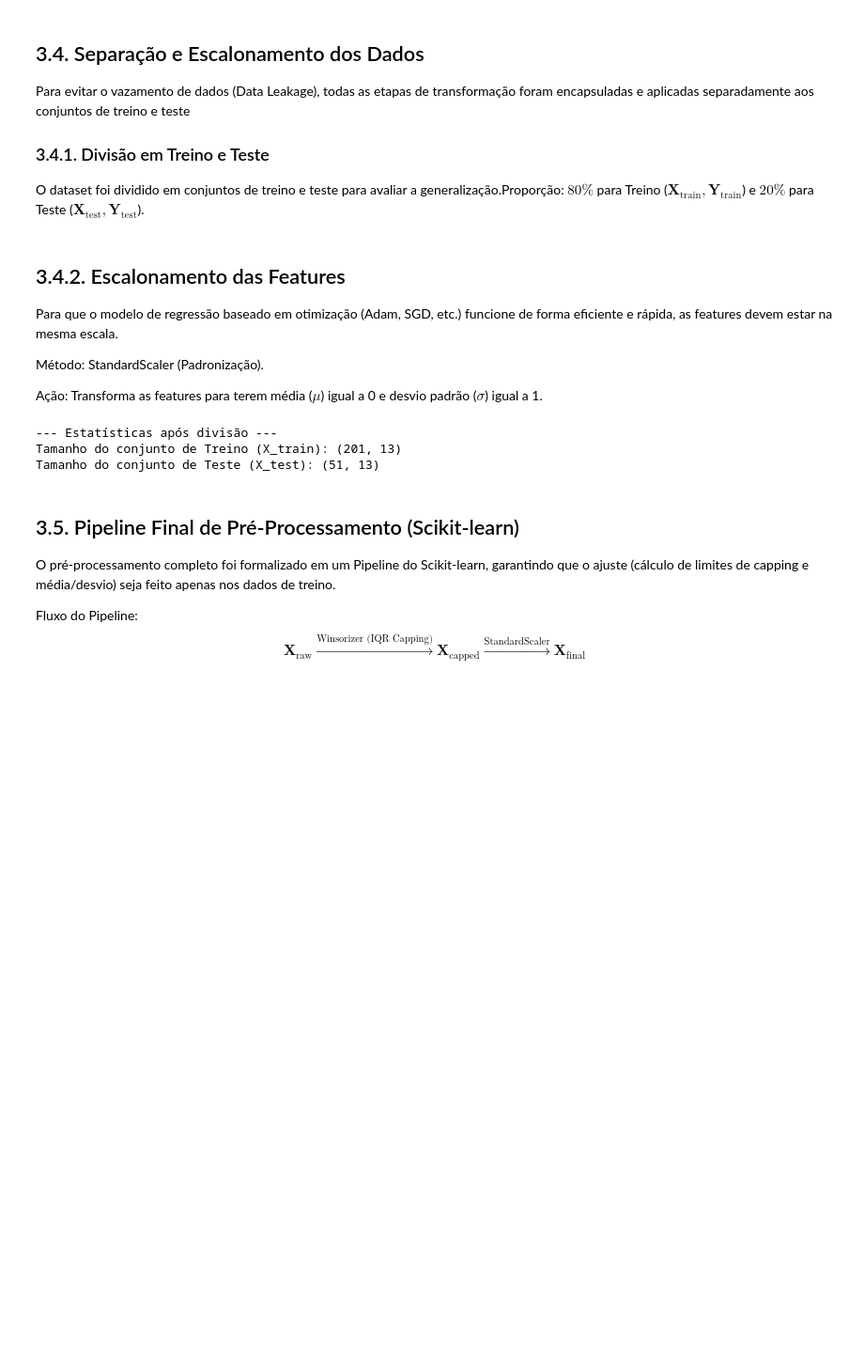
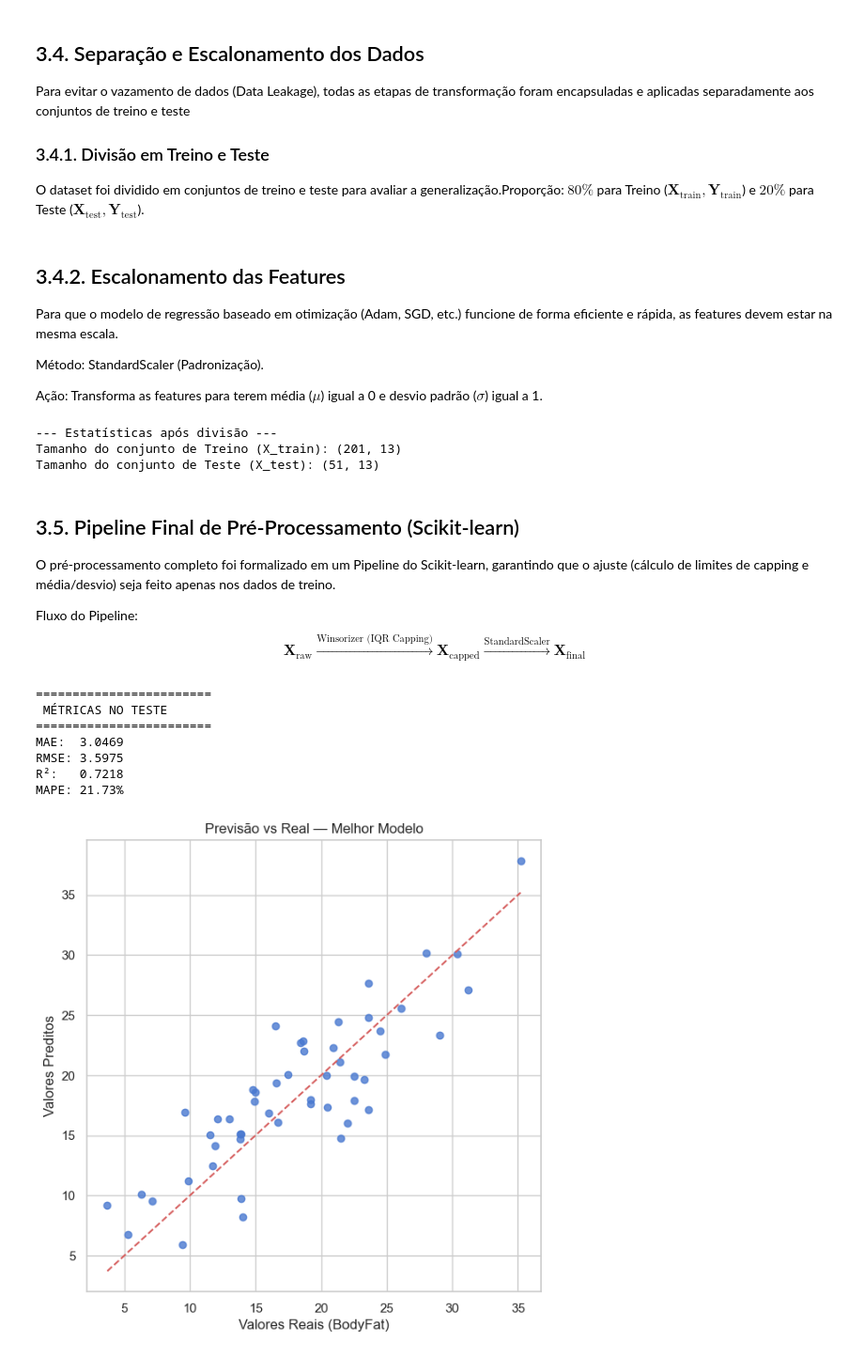
Before and after one commit to Elias66Fernandes/Body_Fit, a Jupyter notebook: CRISPDM_Body_fit.ipynb, the cells around one changed output. Shown at 94% size. Drawn from its saved outputs; the diff is of its cells as text; code cells hidden in the pictures; blank space fills up the shorter version.

Commit message:
Treinamento do modelo

```diff
--- a/CRISPDM_Body_fit.ipynb
+++ b/CRISPDM_Body_fit.ipynb
@@ -549,7 +549,7 @@ from sklearn.ensemble import RandomForestRegressor, GradientBoostingRegressor
 from sklearn.svm import SVR
 from sklearn.neighbors import KNeighborsRegressor
 
-from sklearn.model_selection import GridSearchCV
+from sklearn.model_selection import GridSearchCV, RandomizedSearchCV
 import joblib
 
 from xgboost import XGBRegressor
@@ -573,7 +573,6 @@ preprocessor = Pipeline(steps=[
     ('scaler', StandardScaler())
 ])
 
-
 # 3. PIPELINE FINAL (PRÉ-PROCESSAMENTO + MODELO)
 # O REGRESSOR É APENAS UM PLACEHOLDER (TROCARÁ NO GRID)
 base_pipeline = Pipeline(steps=[
@@ -583,7 +582,7 @@ base_pipeline = Pipeline(steps=[
 
 
 # 4.  Grade de Hiperparâmetros para Vários Modelos
-param_grid = [
+param_distributions = [
 
 
     # 1. Regressão Linear
@@ -672,7 +671,7 @@ param_grid = [
 
     # 11. CATBOOST REGRESSOR
     {
-        'regressor': [CatBoostRegressor(verbose=0, task_type="GPU", devices='0')],
+        'regressor': [CatBoostRegressor(verbose=0)],
         'regressor__learning_rate': [0.01, 0.05, 0.1],
         'regressor__depth': [4, 6, 8],
         'regressor__n_estimators': [300, 500, 800]
@@ -681,56 +680,66 @@ param_grid = [
 
 
 # 5. GRID SEARCH FINAL
-grid_search = GridSearchCV(
+random_search = RandomizedSearchCV(
     estimator=base_pipeline,
-    param_grid=param_grid,
+    param_distributions=param_distributions,
+    n_iter=50,
     cv=5,
     scoring='neg_mean_absolute_error',
-    n_jobs=-1,
+    n_jobs=1,
     verbose=2
 )
 
-grid_search.fit(X_train, y_train)
+random_search.fit(X_train, y_train)
 
 print("\nMelhor Modelo Encontrado:")
-print(grid_search.best_estimator_)
+print(random_search.best_estimator_)
 
 print("\nMelhores Hyperparâmetros:")
-print(grid_search.best_params_)
+print(random_search.best_params_)
 
 
 # 6. SALVA O PIPELINE COMPLETO (PRÉ-PROCESSAMENTO + MELHOR MODELO)
 pipeline_filename = 'bodyfat_best_pipeline.joblib'
-joblib.dump(grid_search.best_estimator_, pipeline_filename)
+joblib.dump(random_search.best_estimator_, pipeline_filename)
 
 print(f"\nPipeline salvo como: {pipeline_filename}")
 # %%
 from sklearn.metrics import mean_absolute_error, mean_squared_error, r2_score
 
 
-best_model = grid_search.best_estimator_
+best_model = random_search.best_estimator_
 
 y_pred = best_model.predict(X_test)
 
 MAE = mean_absolute_error(y_test, y_pred)
 RMSE = np.sqrt(mean_squared_error(y_test, y_pred))
 R2 = r2_score(y_test, y_pred)
 MAPE = np.mean(np.abs((y_test - y_pred) / y_test)) * 100
 
 print("\n========================")
 print(" MÉTRICAS NO TESTE ")
 print("========================")
 print(f"MAE:  {MAE:.4f}")
 print(f"RMSE: {RMSE:.4f}")
 print(f"R²:   {R2:.4f}")
 print(f"MAPE: {MAPE:.2f}%")
 
 # Gráfico de Dispersão: Valores Reais vs Valores Preditos
 plt.figure(figsize=(7, 7))
 plt.scatter(y_test, y_pred, alpha=0.8)
 plt.plot([y_test.min(), y_test.max()], [y_test.min(), y_test.max()], 'r--')
 plt.xlabel("Valores Reais (BodyFat)")
 plt.ylabel("Valores Preditos")
 plt.title("Previsão vs Real — Melhor Modelo")
 plt.grid(True)
 plt.show()
+# %% [output]
+========================
+ MÉTRICAS NO TESTE
+========================
+MAE:  3.0469
+RMSE: 3.5975
+R²:   0.7218
+MAPE: 21.73%
+[figure, added]
```
Also changed, not shown: 1 other file.
